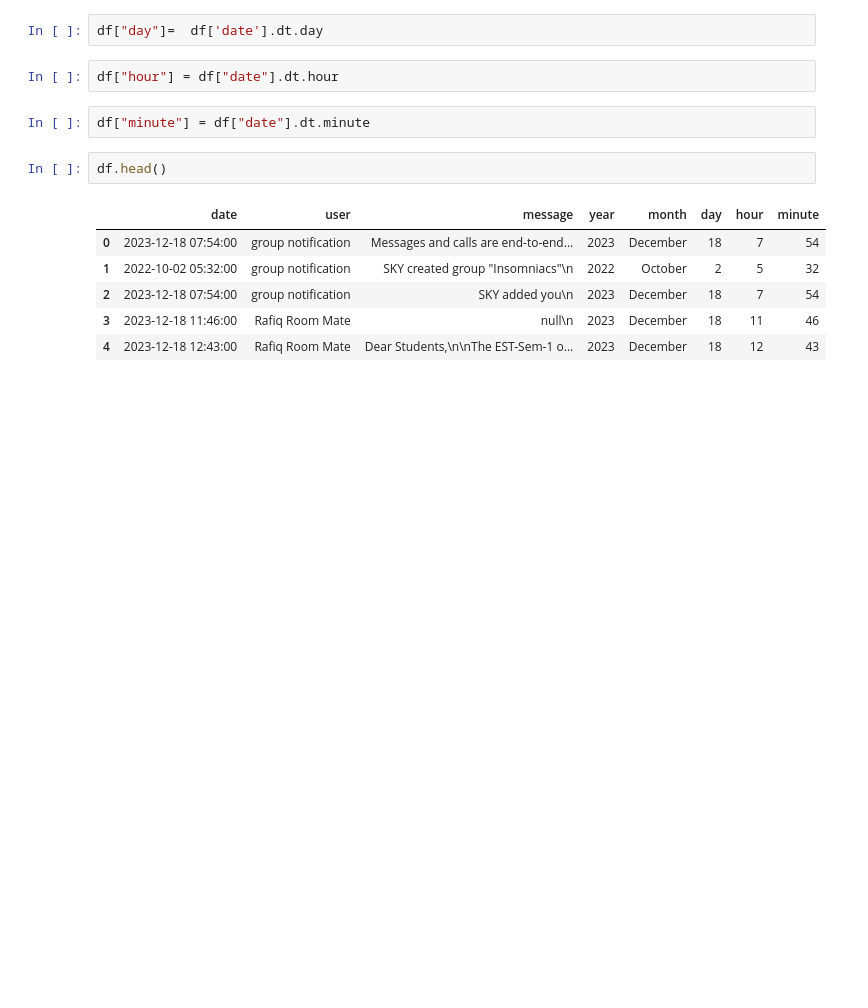
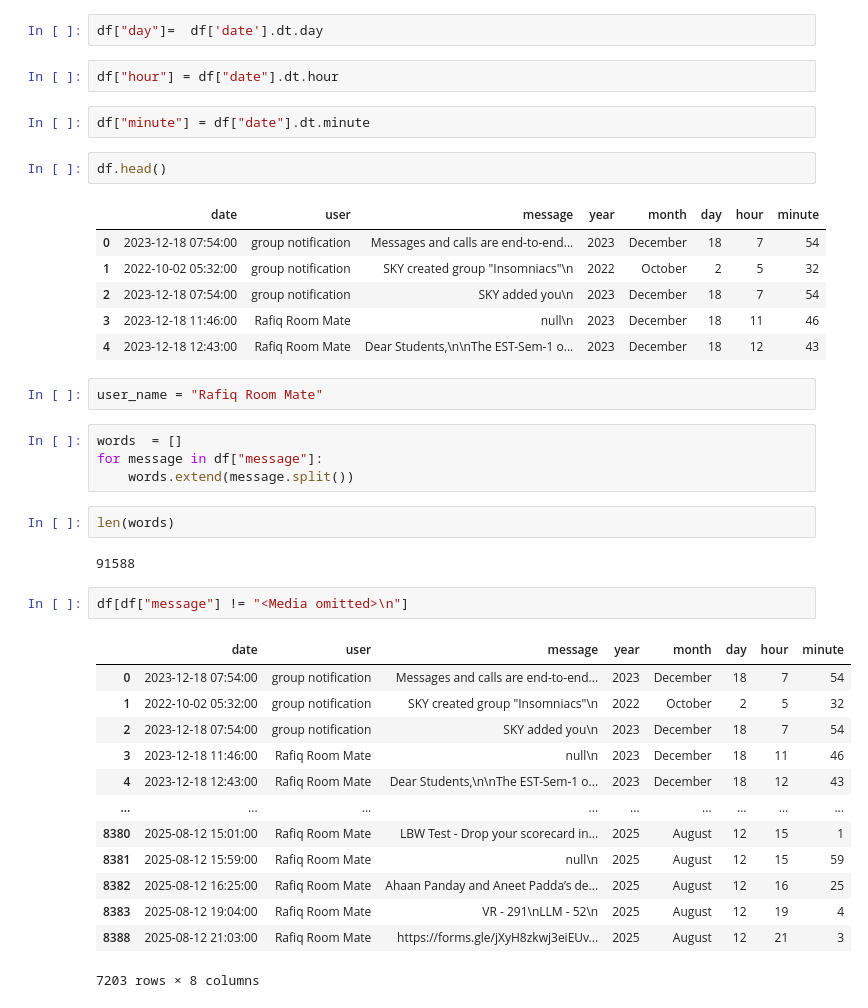
Before and after one commit to CHARANCHERRY123456/whatsapp-analyser, a Jupyter notebook: one.ipynb, the cells around one changed output. Saved outputs shown, nothing was run; the diff lists cells and outputs as text; blank space fills up the shorter version.

```diff
--- a/one.ipynb
+++ b/one.ipynb
@@ -90,3 +90,29 @@ df.head()
 | 2 | 2023-12-18 07:54:00 | group notification | SKY added you\n | 2023 | December | 18 | 7 | 54 |
 | 3 | 2023-12-18 11:46:00 | Rafiq Room Mate | null\n | 2023 | December | 18 | 11 | 46 |
 | 4 | 2023-12-18 12:43:00 | Rafiq Room Mate | Dear Students,\n\nThe EST-Sem-1 o... | 2023 | December | 18 | 12 | 43 |
+# %%
+user_name = "Rafiq Room Mate"
+# %%
+words  = []
+for message in df["message"]:
+    words.extend(message.split())
+# %%
+len(words)
+# %% [output]
+91588
+# %%
+df[df["message"] != "<Media omitted>\n"]
+# %% [output]
+|  | date | user | message | year | month | day | hour | minute |
+| 0 | 2023-12-18 07:54:00 | group notification | Messages and calls are end-to-end... | 2023 | December | 18 | 7 | 54 |
+| 1 | 2022-10-02 05:32:00 | group notification | SKY created group "Insomniacs"\n | 2022 | October | 2 | 5 | 32 |
+| 2 | 2023-12-18 07:54:00 | group notification | SKY added you\n | 2023 | December | 18 | 7 | 54 |
+| 3 | 2023-12-18 11:46:00 | Rafiq Room Mate | null\n | 2023 | December | 18 | 11 | 46 |
+| 4 | 2023-12-18 12:43:00 | Rafiq Room Mate | Dear Students,\n\nThe EST-Sem-1 o... | 2023 | December | 18 | 12 | 43 |
+| ... | ... | ... | ... | ... | ... | ... | ... | ... |
+| 8380 | 2025-08-12 15:01:00 | Rafiq Room Mate | LBW Test - Drop your scorecard in... | 2025 | August | 12 | 15 | 1 |
+| 8381 | 2025-08-12 15:59:00 | Rafiq Room Mate | null\n | 2025 | August | 12 | 15 | 59 |
+| 8382 | 2025-08-12 16:25:00 | Rafiq Room Mate | Ahaan Panday and Aneet Padda’s de... | 2025 | August | 12 | 16 | 25 |
+| 8383 | 2025-08-12 19:04:00 | Rafiq Room Mate | VR - 291\nLLM - 52\n | 2025 | August | 12 | 19 | 4 |
+| 8388 | 2025-08-12 21:03:00 | Rafiq Room Mate | https://forms.gle/jXyH8zkwj3eiEUv... | 2025 | August | 12 | 21 | 3 |
+7203 rows × 8 columns
```
Also changed, not shown: 4 other files.
